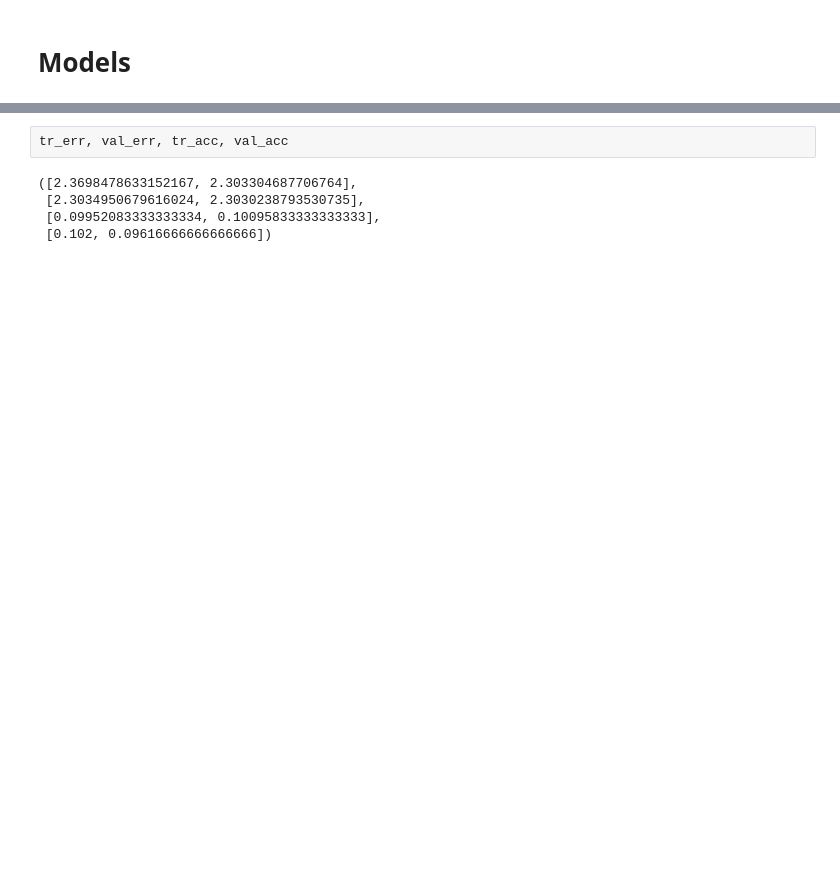
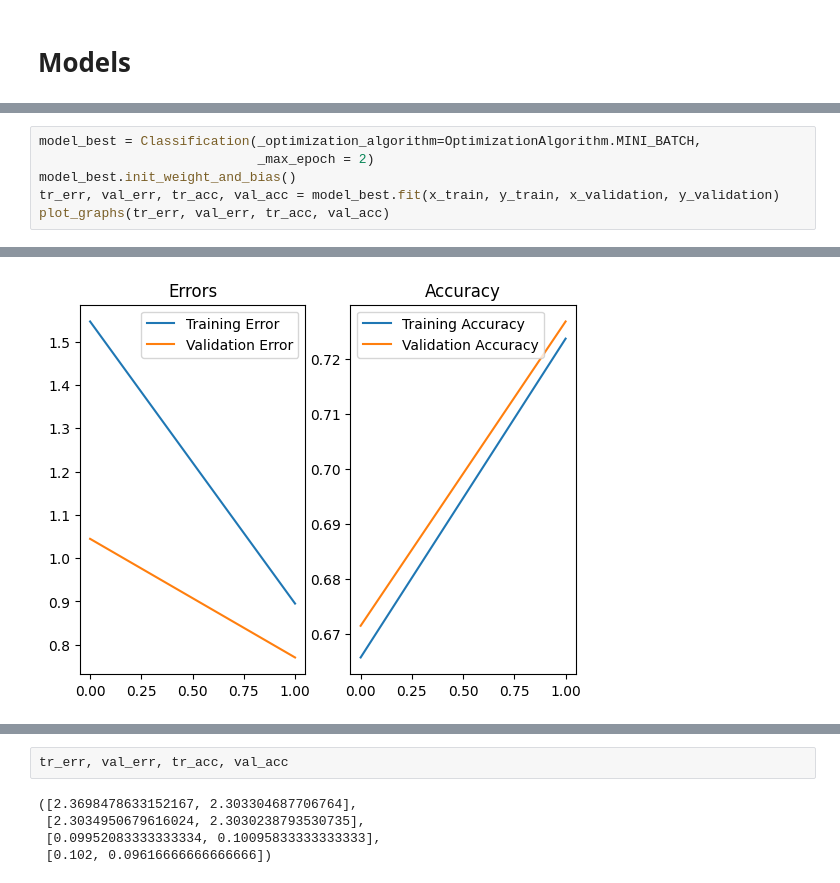
Before and after one commit to madhes23/CS6910_Assignment_1, a Jupyter notebook: MNIST.ipynb, the cells around one changed output, grey strips where cells are left out. Saved outputs shown, nothing was run; the diff lists cells and outputs as text; blank space fills up the shorter version.

```diff
--- a/MNIST.ipynb
+++ b/MNIST.ipynb
@@ -663,0 +539,7 @@ Completed epoch : 2      Error: 2.352223190328669        Accuracy: 0.10041666666
+# %%
+model_best = Classification(_optimization_algorithm=OptimizationAlgorithm.MINI_BATCH,
+                            _max_epoch = 2)
+model_best.init_weight_and_bias()
+tr_err, val_err, tr_acc, val_acc = model_best.fit(x_train, y_train, x_validation, y_validation)
+plot_graphs(tr_err, val_err, tr_acc, val_acc)
+# %% [output]
@@ -664,3 +548,4 @@ Completed epoch : 2      Error: 2.352223190328669        Accuracy: 0.10041666666
+[figure, added]
 # %%
 no_of_hidden = 4
 layer_size = 64
```
Also changed, not shown: parts of 14 cells of this notebook.
